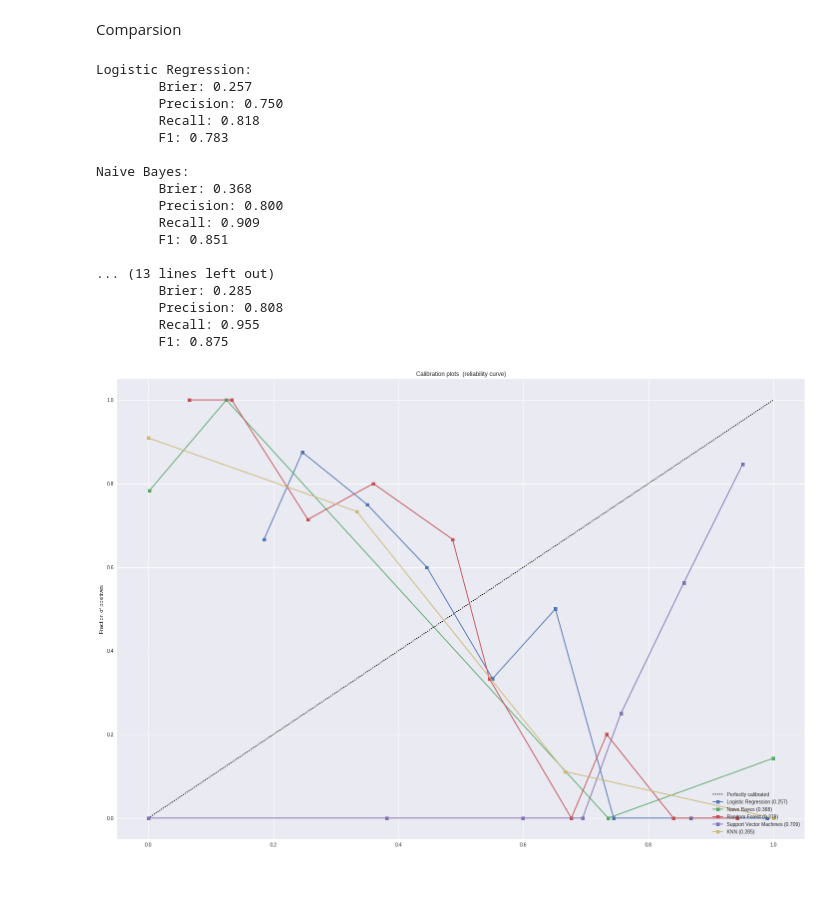
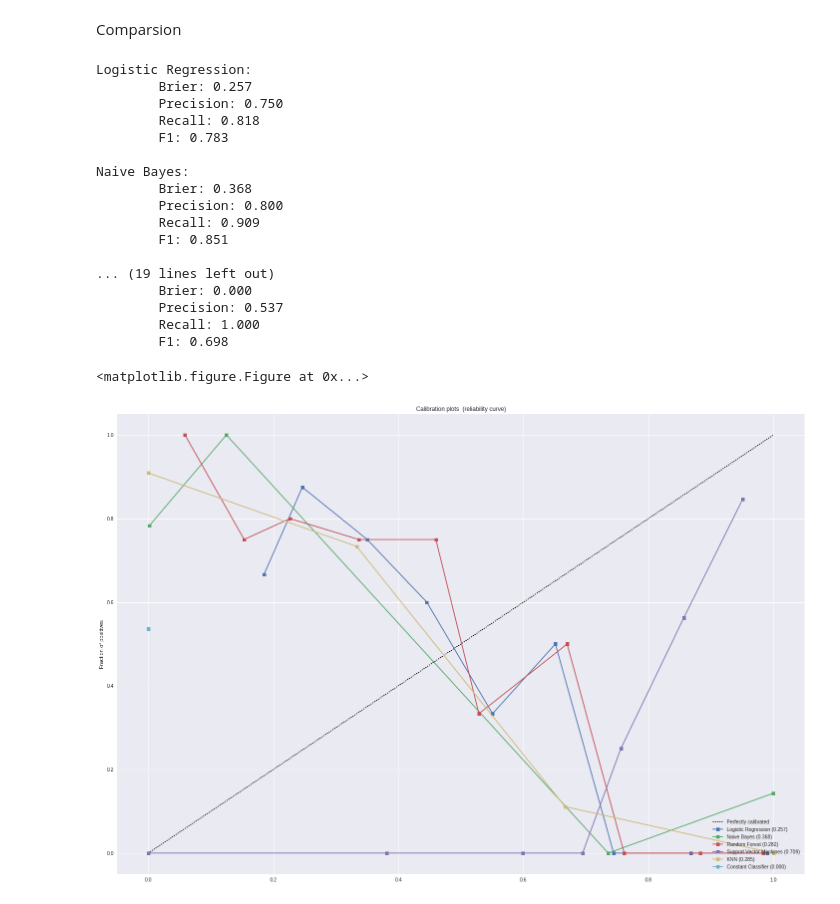
Before and after one commit to bakarov/2ch2vec, a Jupyter notebook: 2ch_classifier.ipynb, the cells around one changed output. Saved outputs shown, nothing was run; the diff lists cells and outputs as text; code cells hidden in the pictures.

```diff
--- a/2ch_classifier.ipynb
+++ b/2ch_classifier.ipynb
@@ -119,8 +125,9 @@ ax1.plot([0, 1], [0, 1], "k:", label="Perfectly calibrated")
 for clf, name in [(LogisticRegression(C=0.05, solver='lbfgs'), 'Logistic Regression'),
                   (BernoulliNB(), 'Naive Bayes'),
                   (RandomForestClassifier(n_estimators = 150), 'Random Forest'),
-                  (SVC(C = 0.01, kernel = 'linear'), 'Support Vector Machines'),
-                  (KNeighborsClassifier(n_neighbors = 3), 'KNN')
+                  (SVC(C = 0.01, kernel = 'linear'), 'Support Vector Machine'),
+                  (KNeighborsClassifier(n_neighbors = 3), 'KNN'),
+                  (DummyClassifier(strategy = 'constant', constant = 1), 'Constant Classifier')
                  ]:
     clf.fit(X_train, y_train)
     y_pred = clf.predict(X_test)
@@ -138,37 +145,38 @@ for clf, name in [(LogisticRegression(C=0.05, solver='lbfgs'), 'Logistic Regress
     print("\tF1: %1.3f\n" % f1_score(y_test, y_pred))
 
     fraction_of_positives, mean_predicted_value = \
         calibration_curve(y_test, prob_pos, n_bins=10)
 
     ax1.plot(mean_predicted_value, fraction_of_positives, "s-",
              label="%s (%1.3f)" % (name, clf_score))
 
 ax1.set_ylabel("Fraction of positives")
 ax1.set_ylim([-0.05, 1.05])
 ax1.legend(loc="lower right")
 ax1.set_title('Calibration plots  (reliability curve)')
 
 plt.tight_layout()
 
 
 plt.show()
 # %% [output]
 Logistic Regression:
         Brier: 0.257
         Precision: 0.750
         Recall: 0.818
         F1: 0.783
 
 Naive Bayes:
         Brier: 0.368
         Precision: 0.800
         Recall: 0.909
         F1: 0.851
 
-... (13 lines left out)
-        Brier: 0.285
-        Precision: 0.808
-        Recall: 0.955
-        F1: 0.875
+... (19 lines left out)
+        Brier: 0.000
+        Precision: 0.537
+        Recall: 1.000
+        F1: 0.698
+<matplotlib.figure.Figure at 0x...>
-[figure, old version]
+[figure, new version]
 # %%
```
Also changed, not shown: parts of 2 cells of this notebook.
